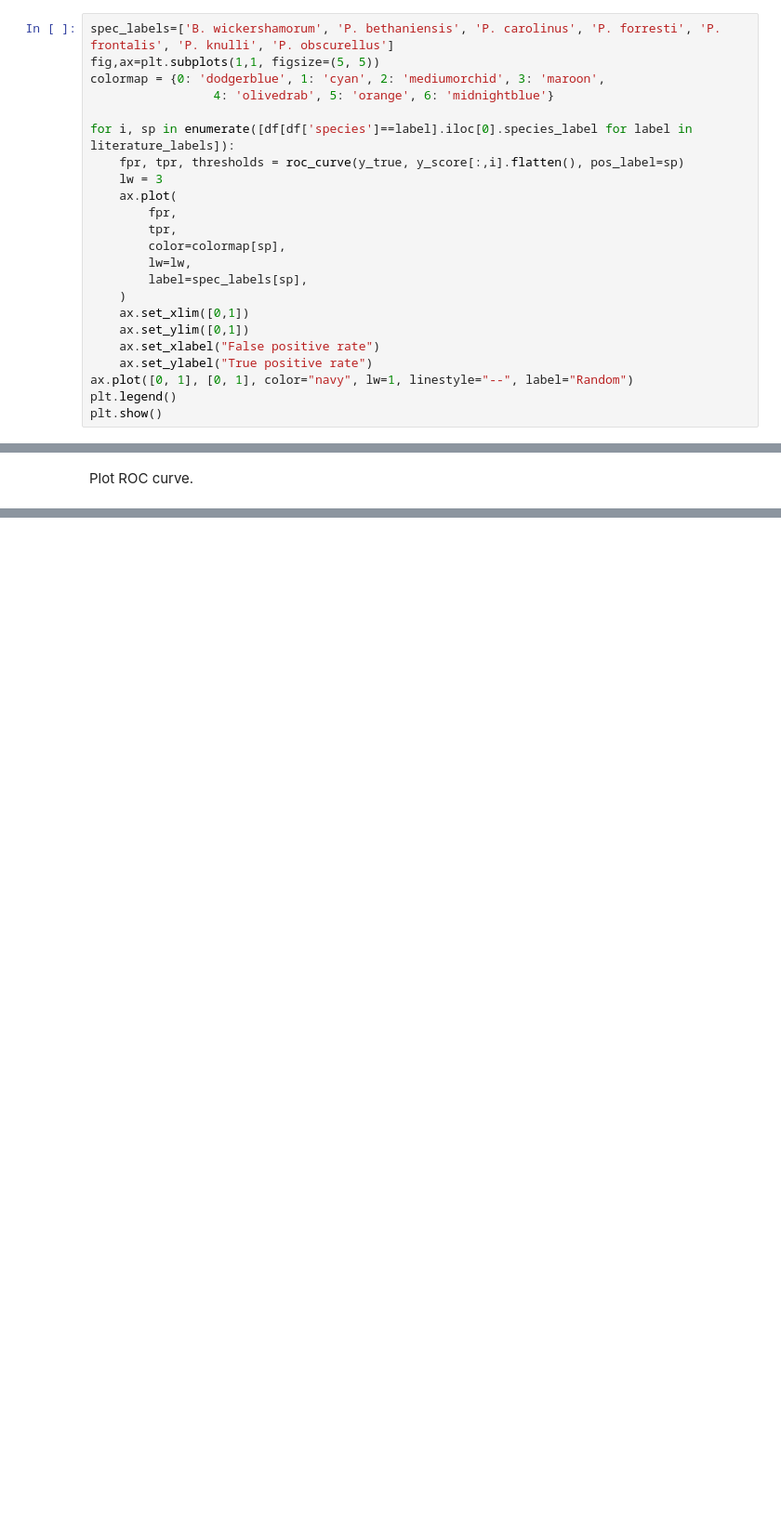
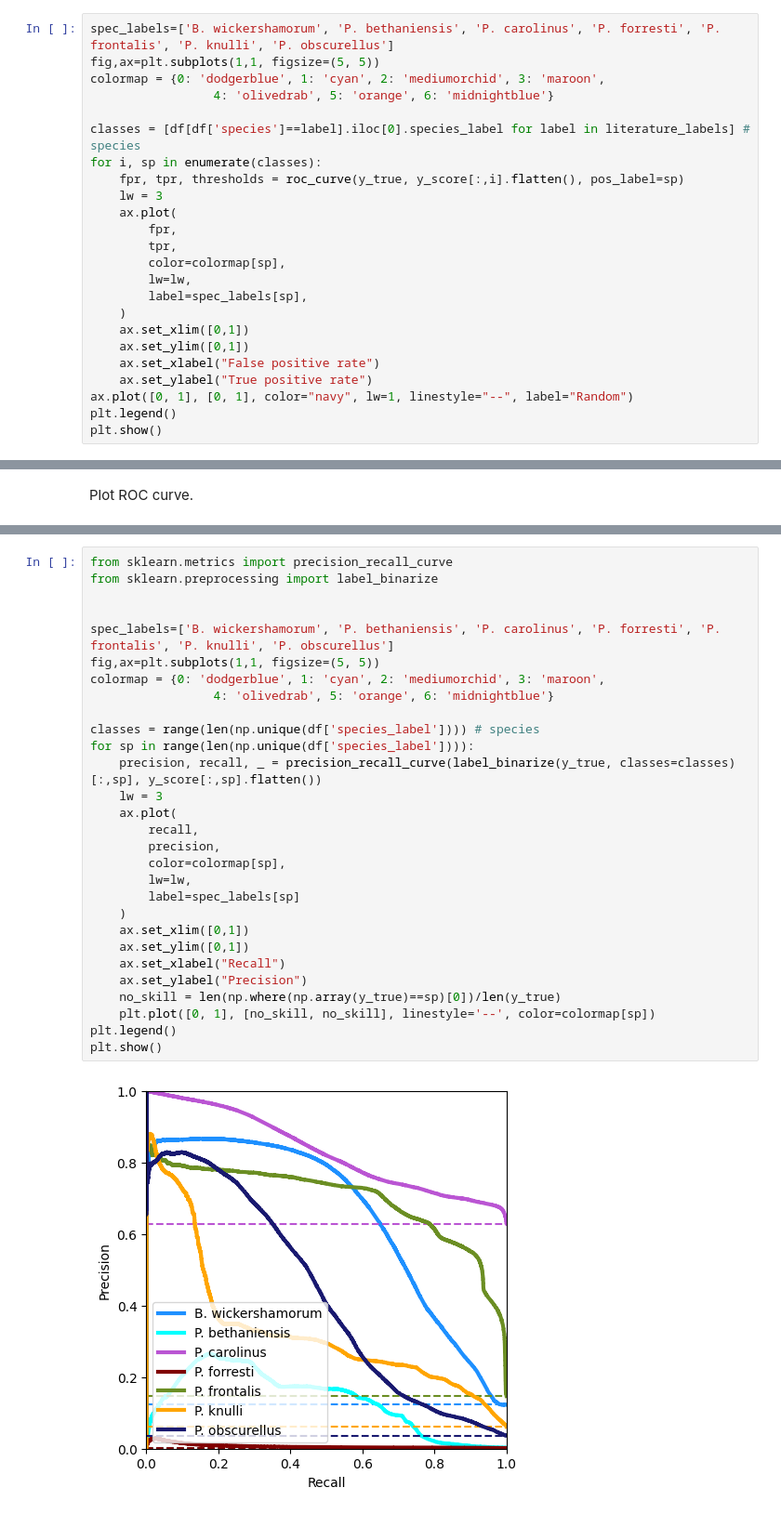
Before and after one commit to peleg-lab/FireflyClassification, a Jupyter notebook: signal_processing_notebooks/dotProduct.ipynb, the cells around one changed output, grey strips where cells are left out. Shown: that part at 93% size. Cells and saved outputs as stored; diff of their text form; blank space fills up the shorter version.

```diff
--- a/signal_processing_notebooks/dotProduct.ipynb
+++ b/signal_processing_notebooks/dotProduct.ipynb
@@ -64,7 +62,8 @@ fig,ax=plt.subplots(1,1, figsize=(5, 5))
 colormap = {0: 'dodgerblue', 1: 'cyan', 2: 'mediumorchid', 3: 'maroon',
                  4: 'olivedrab', 5: 'orange', 6: 'midnightblue'}
 
-for i, sp in enumerate([df[df['species']==label].iloc[0].species_label for label in literature_labels]):
+classes = [df[df['species']==label].iloc[0].species_label for label in literature_labels] # species
+for i, sp in enumerate(classes):
     fpr, tpr, thresholds = roc_curve(y_true, y_score[:,i].flatten(), pos_label=sp)
     lw = 3
     ax.plot(
@@ -201,0 +207,31 @@ with open("dotproduct_pop", "wb") as f:
+# %%
+from sklearn.metrics import precision_recall_curve
+from sklearn.preprocessing import label_binarize
+
+
+spec_labels=['B. wickershamorum', 'P. bethaniensis', 'P. carolinus', 'P. forresti', 'P. frontalis', 'P. knulli', 'P. obscurellus']
+fig,ax=plt.subplots(1,1, figsize=(5, 5))
+colormap = {0: 'dodgerblue', 1: 'cyan', 2: 'mediumorchid', 3: 'maroon',
+                 4: 'olivedrab', 5: 'orange', 6: 'midnightblue'}
+
+classes = range(len(np.unique(df['species_label']))) # species
+for sp in range(len(np.unique(df['species_label']))):
+    precision, recall, _ = precision_recall_curve(label_binarize(y_true, classes=classes)[:,sp], y_score[:,sp].flatten())
+    lw = 3
+    ax.plot(
+        recall,
+        precision,
+        color=colormap[sp],
+        lw=lw,
+        label=spec_labels[sp]
+    )
+    ax.set_xlim([0,1])
+    ax.set_ylim([0,1])
+    ax.set_xlabel("Recall")
+    ax.set_ylabel("Precision")
+    no_skill = len(np.where(np.array(y_true)==sp)[0])/len(y_true)
+    plt.plot([0, 1], [no_skill, no_skill], linestyle='--', color=colormap[sp])
+plt.legend()
+plt.show()
+# %% [output]
+[figure, added]
```
Also changed, not shown: parts of 17 cells of this notebook, 8 other files.
